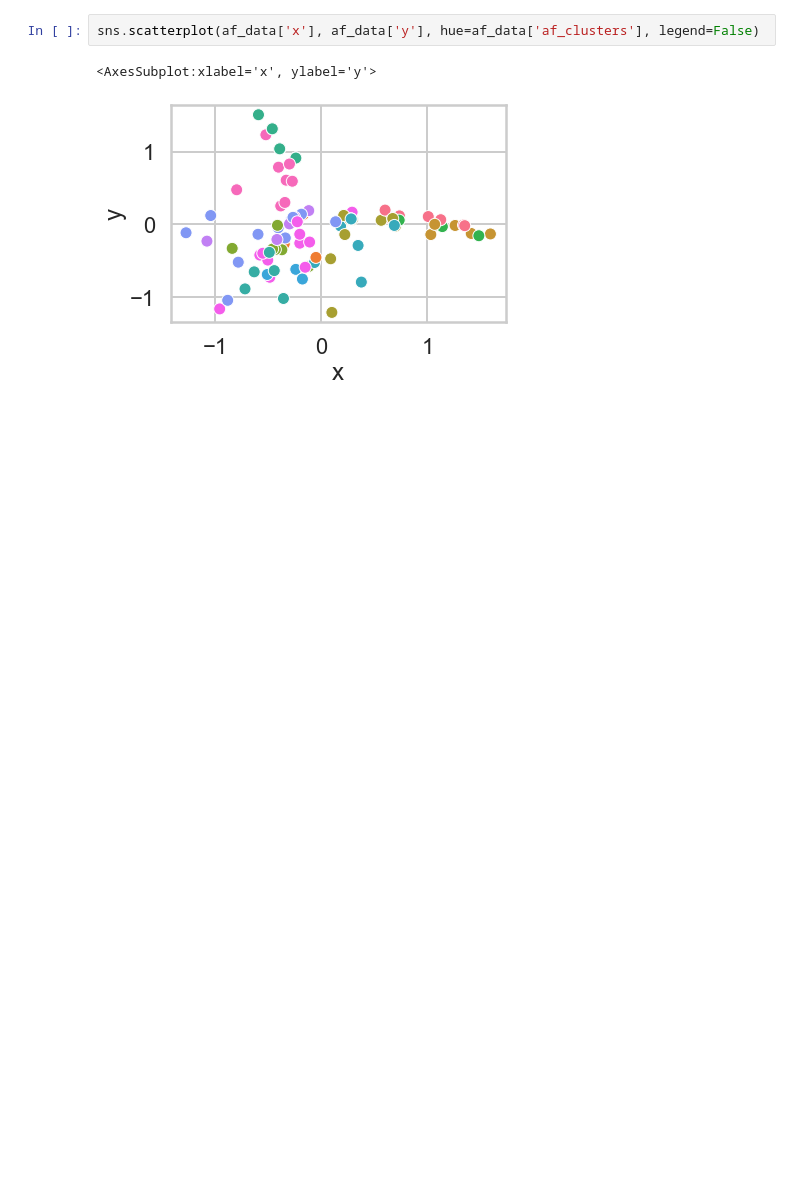
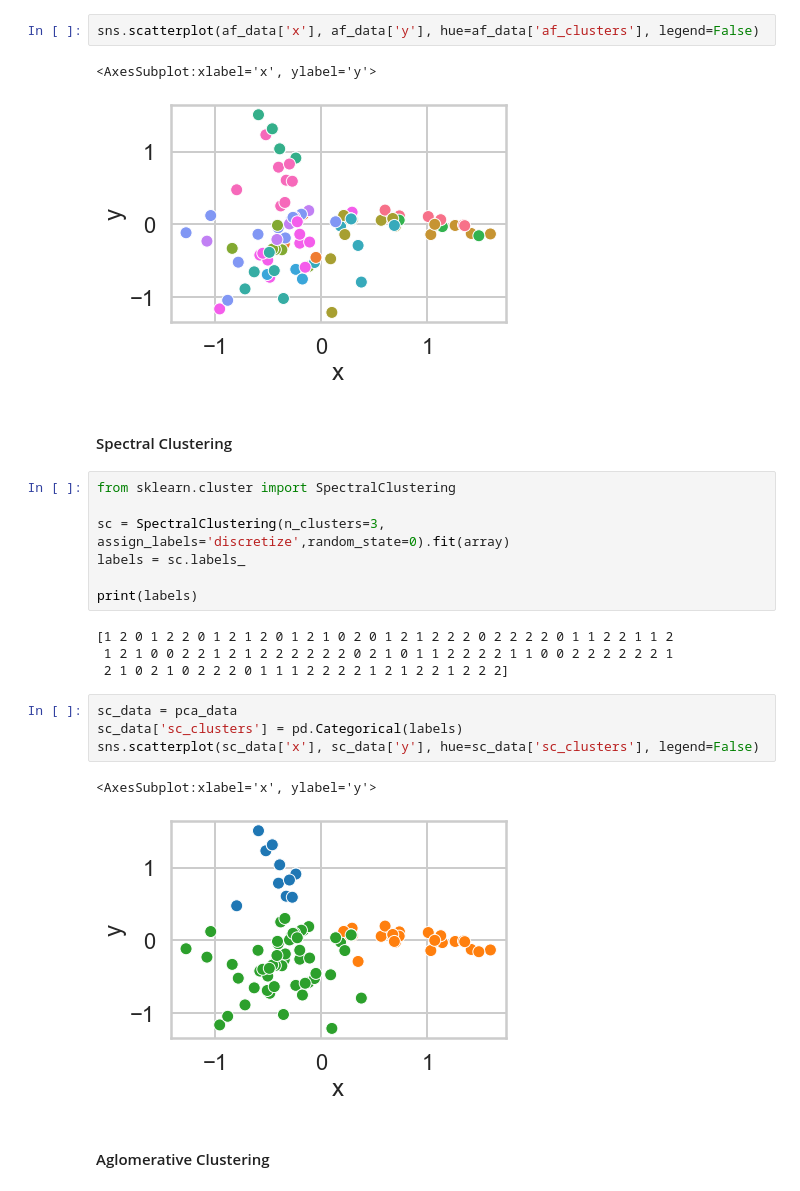
Before and after one commit to SherryTxyz/Customer-Segmentation-Using-Clustering-Case-Study, a Jupyter notebook: Clustering Case Study - Customer Segmentation with K-Means - Tier 3-Thompson.ipynb, the cells around one changed output. Drawn from its saved outputs; the diff is of its cells as text; blank space fills up the shorter version.

```diff
--- a/Clustering Case Study - Customer Segmentation with K-Means - Tier 3-Thompson.ipynb
+++ b/Clustering Case Study - Customer Segmentation with K-Means - Tier 3-Thompson.ipynb
@@ -645,3 +645,25 @@ sns.scatterplot(af_data['x'], af_data['y'], hue=af_data['af_clusters'], legend=F
 # %% [output]
 <AxesSubplot:xlabel='x', ylabel='y'>
 [figure]
+# %% [markdown]
+#### Spectral Clustering
+# %%
+from sklearn.cluster import SpectralClustering
+
+sc = SpectralClustering(n_clusters=3, assign_labels='discretize',random_state=0).fit(array)
+labels = sc.labels_
+
+print(labels)
+# %% [output]
+[1 2 0 1 2 2 0 1 2 1 2 0 1 2 1 0 2 0 1 2 1 2 2 2 0 2 2 2 2 0 1 1 2 2 1 1 2
+ 1 2 1 0 0 2 2 1 2 1 2 2 2 2 2 2 0 2 1 0 1 1 2 2 2 2 1 1 0 0 2 2 2 2 2 2 1
+ 2 1 0 2 1 0 2 2 2 0 1 1 1 2 2 2 2 1 2 1 2 2 1 2 2 2]
+# %%
+sc_data = pca_data
+sc_data['sc_clusters'] = pd.Categorical(labels)
+sns.scatterplot(sc_data['x'], sc_data['y'], hue=sc_data['sc_clusters'], legend=False)
+# %% [output]
+<AxesSubplot:xlabel='x', ylabel='y'>
+[figure, added]
+# %% [markdown]
+#### Aglomerative Clustering
```
Also changed, not shown: parts of 12 cells of this notebook.
